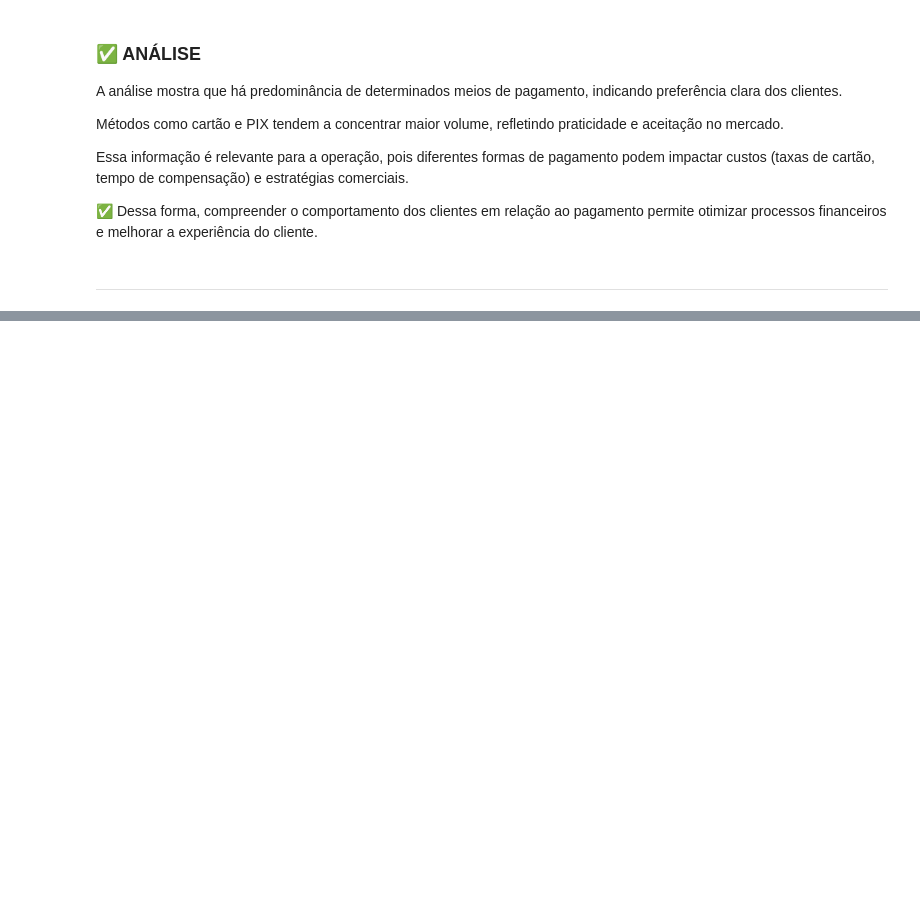
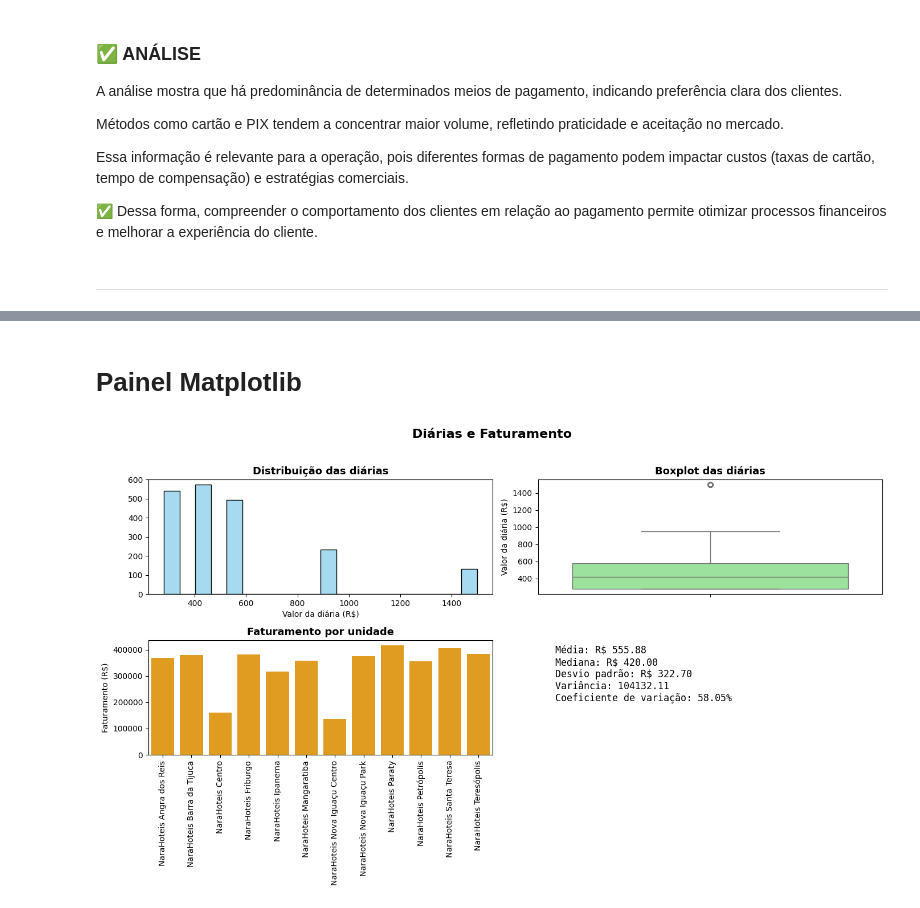
Before and after one commit to louisonlisasi/CONSULTORIANARAHOTEIS, a Jupyter notebook: projeto_final_narahoteis.ipynb, the cells around one changed output, grey strips where cells are left out. Cells and saved outputs as stored; diff of their text form; code cells hidden in the pictures; blank space fills up the shorter version.

```diff
--- a/projeto_final_narahoteis.ipynb
+++ b/projeto_final_narahoteis.ipynb
@@ -1118,0 +1145,3 @@ Essa informação é relevante para a operação, pois diferentes formas de paga
+# %%
+df_reservas_valor = df_reservas_validas.merge(df_tipos_quarto, on="id_tipo_quarto")
+df_reservas_valor.head()
@@ -1118,0 +1157,3 @@ Essa informação é relevante para a operação, pois diferentes formas de paga
+# %%
+df_reservas_valor['faturamento_reserva'] = df_reservas_valor['valor_diaria_base'] * df_reservas_valor['qtd_diarias']
+df_reservas_valor.head()
@@ -1118,0 +1169,3 @@ Essa informação é relevante para a operação, pois diferentes formas de paga
+# %%
+df_reservas_valor_unidades= df_reservas_valor.merge(df_unidades, on="id_unidade")
+df_reservas_valor_unidades.head()
@@ -1118,0 +1205,4 @@ Essa informação é relevante para a operação, pois diferentes formas de paga
+# %%
+df_faturamento_unidades = df_reservas_valor_unidades.groupby('nome_unidade')['faturamento_reserva'].sum().reset_index()
+df_faturamento_unidades['percentual'] = (df_faturamento_unidades['faturamento_reserva'] / df_faturamento_unidades['faturamento_reserva'].sum()) * 100
+df_faturamento_unidades
@@ -1118,0 +1246,54 @@ Essa informação é relevante para a operação, pois diferentes formas de paga
+# %% [markdown]
+# Painel Matplotlib
+# %%
+import matplotlib.pyplot as plt
+import seaborn as sns
+import numpy as np
+
+fig, axs = plt.subplots(2, 2, figsize=(14, 8))
+
+# 1 - Histograma das diárias
+sns.histplot(df_reservas_valor["valor_diaria_base"], bins=20, ax=axs[0,0], color="skyblue")
+axs[0,0].set_title("Distribuição das diárias", fontsize=13, fontweight="bold")
+axs[0,0].set_xlabel("Valor da diária (R$)")
+axs[0,0].set_ylabel("")
+
+# 2 - Boxplot das diárias
+sns.boxplot(y=df_reservas_valor["valor_diaria_base"], ax=axs[0,1], color="lightgreen")
+axs[0,1].set_title("Boxplot das diárias", fontsize=13, fontweight="bold")
+axs[0,1].set_ylabel("Valor da diária (R$)")
+
+# 3 - Faturamento por unidade (barras)
+sns.barplot(x=df_faturamento_unidades["nome_unidade"], y=df_faturamento_unidades["faturamento_reserva"], ax=axs[1,0], color="orange")
+axs[1,0].set_title("Faturamento por unidade", fontsize=13, fontweight="bold")
+axs[1,0].set_xlabel("")
+axs[1,0].set_ylabel("Faturamento (R$)")
+axs[1,0].tick_params(axis="x", rotation=90)
+
+# 4 - Métricas resumo com plt.text()
+media = df_reservas_valor["valor_diaria_base"].mean()
+mediana = df_reservas_valor["valor_diaria_base"].median()
+desvio = df_reservas_valor["valor_diaria_base"].std()
+variancia = df_reservas_valor["valor_diaria_base"].var()
+coef_var = desvio / media
+
+axs[1,1].axis("off")
+texto = (
+    f"Média: R$ {media:.2f}\n"
+    f"Mediana: R$ {mediana:.2f}\n"
+    f"Desvio padrão: R$ {desvio:.2f}\n"
+    f"Variância: {variancia:.2f}\n"
+    f"Coeficiente de variação: {coef_var:.2%}"
+)
+axs[1,1].text(0.05, 0.95, texto,
+              transform=axs[1,1].transAxes,
+              fontsize=12, verticalalignment="top",
+              fontfamily="monospace")
+
+# Título geral
+fig.suptitle("Diárias e Faturamento", fontsize=16, fontweight="bold", y=1.02)
+
+plt.tight_layout()
+plt.show()
+# %% [output]
+[figure, added]
```
Also changed, not shown: parts of 104 cells of this notebook, 12 other files.
